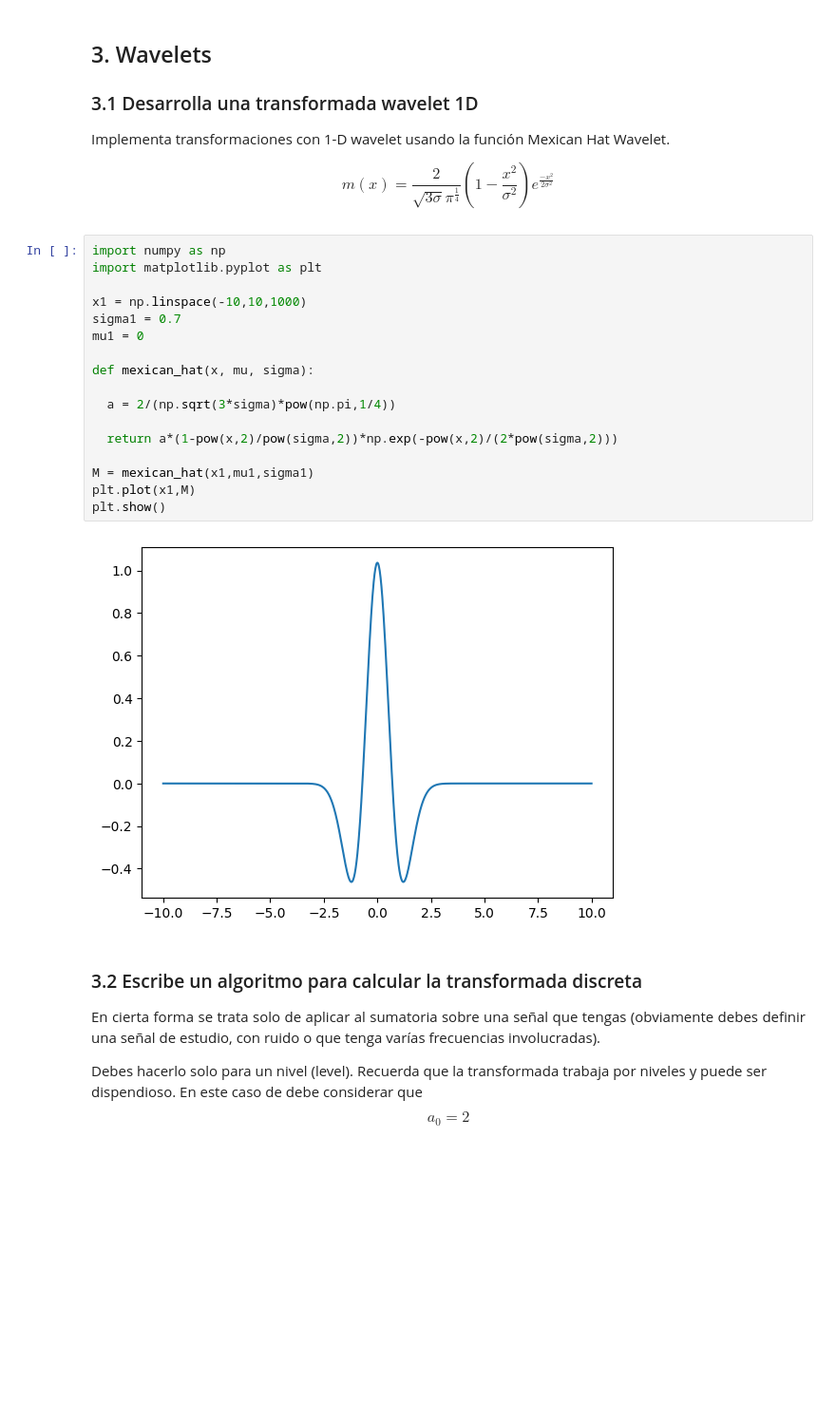
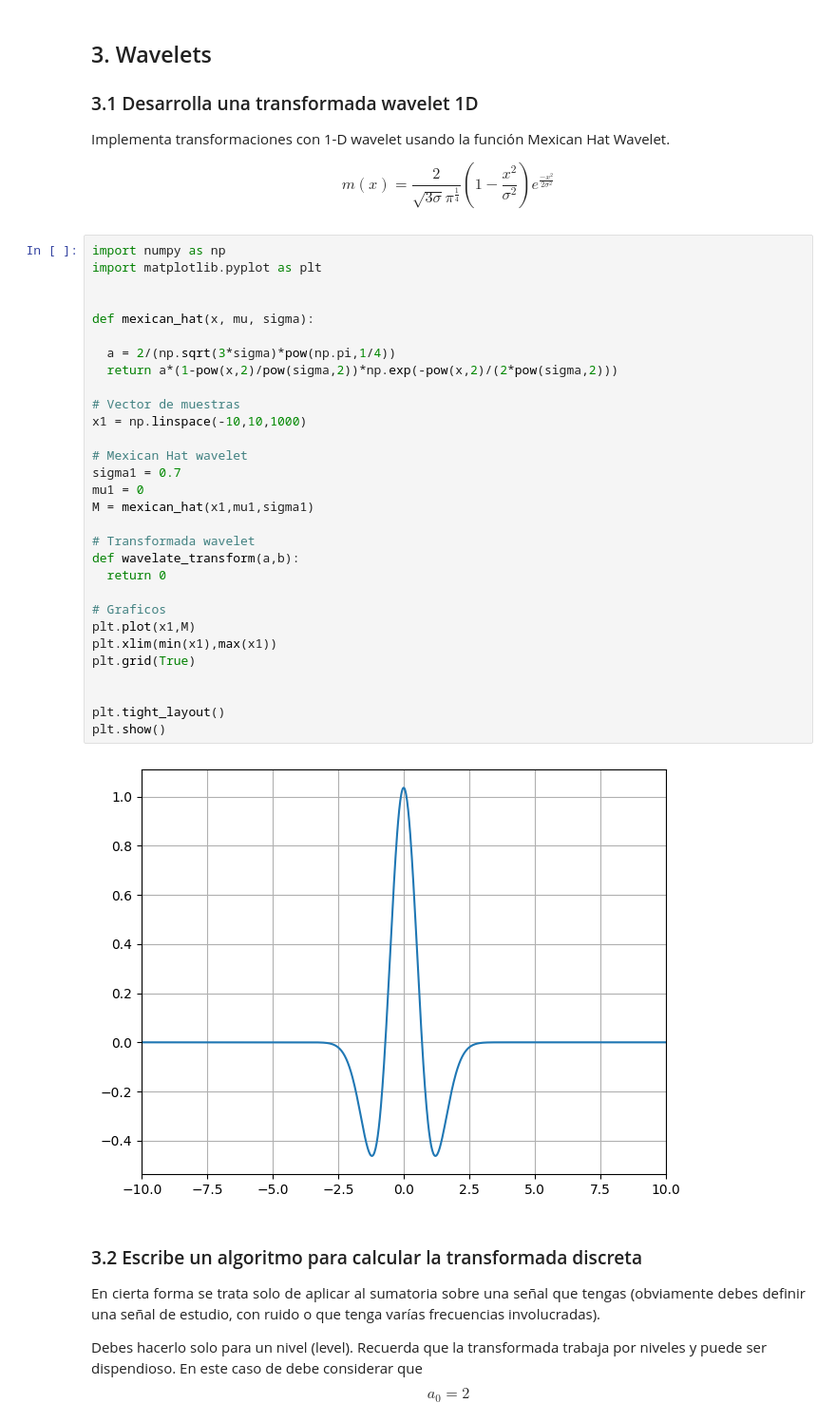
Before and after one commit to MatiasArmijo/Actividades-EIE-401-Matias-Armijo, a Jupyter notebook: actividad-4/Actividad_4_ArmijoMatias_ID.ipynb, the cells around one changed output. Shown: that part at 95% size. Cells and saved outputs as stored; diff of their text form; blank space fills up the shorter version.

```diff
--- a/actividad-4/Actividad_4_ArmijoMatias_ID.ipynb
+++ b/actividad-4/Actividad_4_ArmijoMatias_ID.ipynb
@@ -139,22 +163,35 @@ $$m(x) = \frac{2}{\sqrt{3 \sigma} \pi^{\frac{1}{4}}} \left(1-\frac{x^2}{\sigma^2
 # %%
 import numpy as np
 import matplotlib.pyplot as plt
 
-x1 = np.linspace(-10,10,1000)
-sigma1 = 0.7
-mu1 = 0
 
 def mexican_hat(x, mu, sigma):
 
   a = 2/(np.sqrt(3*sigma)*pow(np.pi,1/4))
-
   return a*(1-pow(x,2)/pow(sigma,2))*np.exp(-pow(x,2)/(2*pow(sigma,2)))
 
+# Vector de muestras
+x1 = np.linspace(-10,10,1000)
+
+# Mexican Hat wavelet
+sigma1 = 0.7
+mu1 = 0
 M = mexican_hat(x1,mu1,sigma1)
+
+# Transformada wavelet
+def wavelate_transform(a,b):
+  return 0
+
+# Graficos
 plt.plot(x1,M)
+plt.xlim(min(x1),max(x1))
+plt.grid(True)
+
+
+plt.tight_layout()
 plt.show()
 # %% [output]
-[figure, old version]
+[figure, new version]
 # %% [markdown]
 ### 3.2 Escribe un algoritmo para calcular la transformada discreta
 <p align="justify">
```
Also changed, not shown: parts of 4 cells of this notebook, 4 other files.
